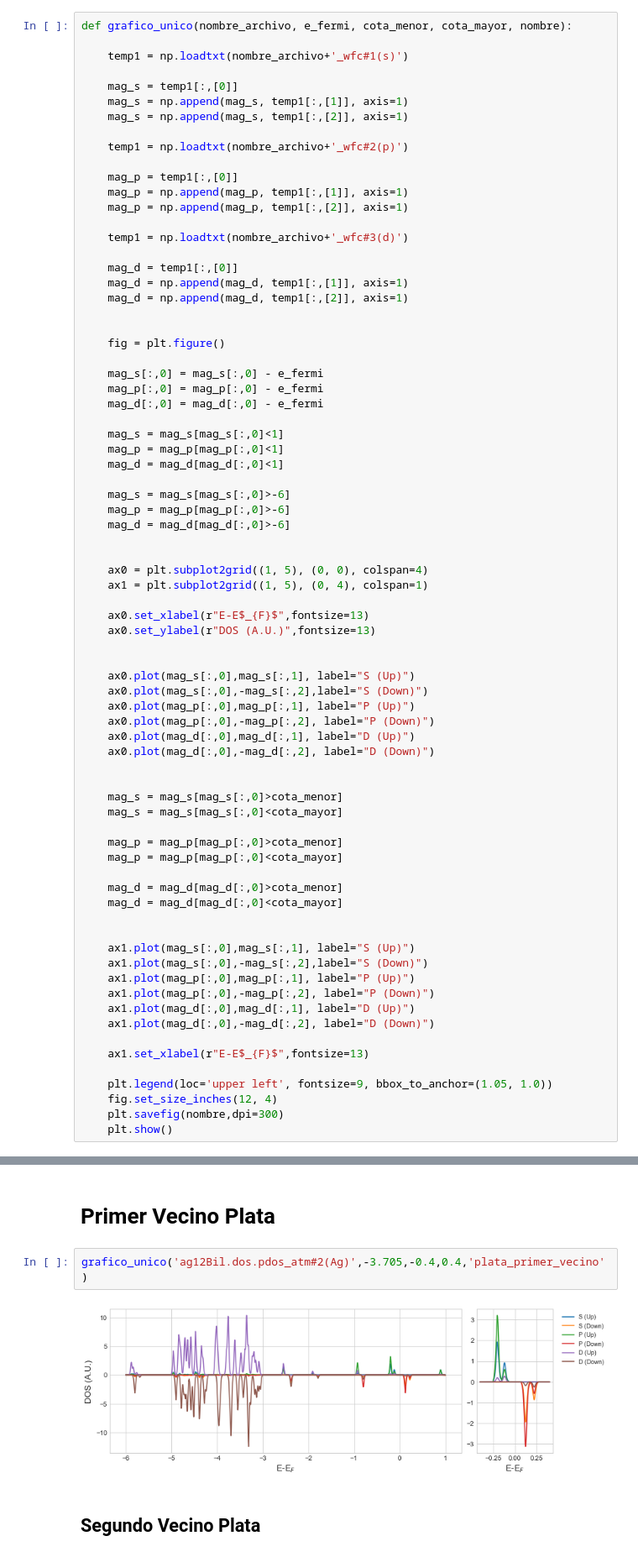
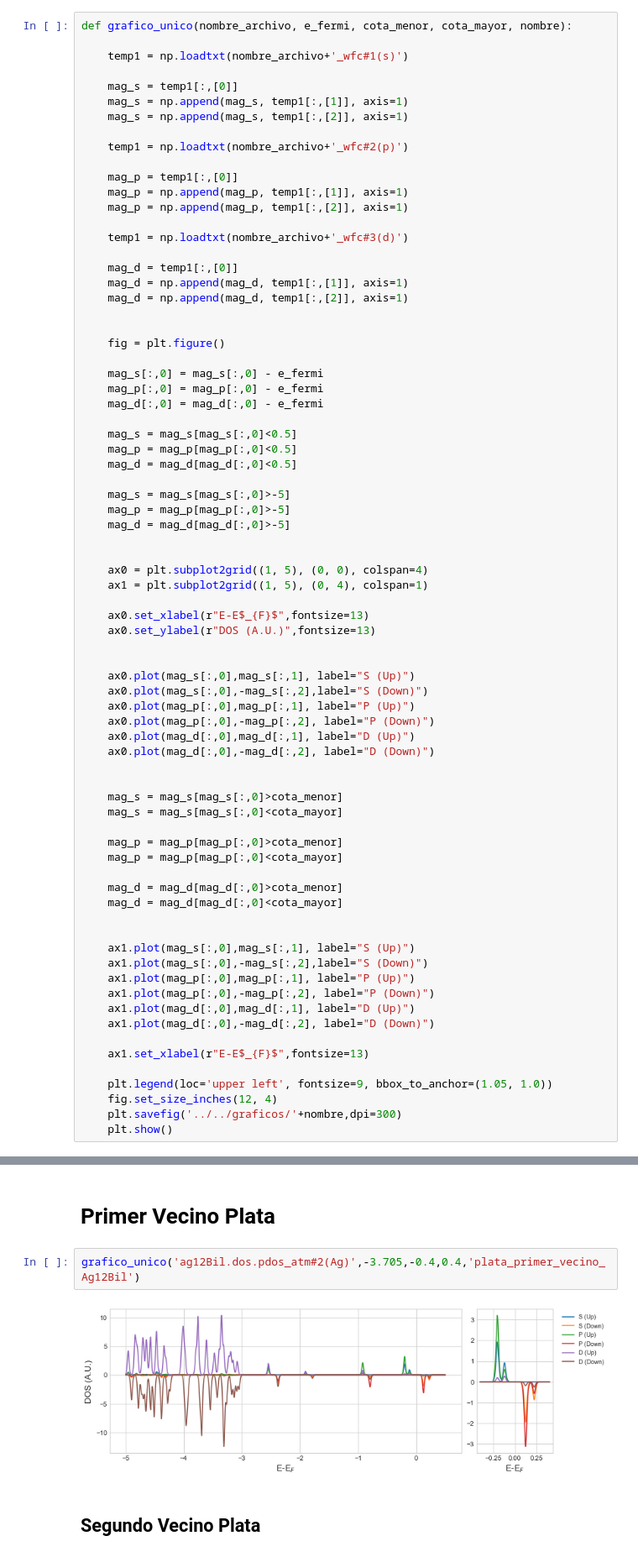
Before and after one commit to esjerome/quantumEspresso, a Jupyter notebook: Python/final_graficos.ipynb, the cells around one changed output, grey strips where cells are left out. Shown at 84% size. Cells and saved outputs as stored; diff of their text form.

```diff
--- a/Python/final_graficos.ipynb
+++ b/Python/final_graficos.ipynb
@@ -68,13 +68,13 @@ def grafico_unico(nombre_archivo, e_fermi, cota_menor, cota_mayor, nombre):
     mag_p[:,0] = mag_p[:,0] - e_fermi
     mag_d[:,0] = mag_d[:,0] - e_fermi
 
-    mag_s = mag_s[mag_s[:,0]<1]
-    mag_p = mag_p[mag_p[:,0]<1]
-    mag_d = mag_d[mag_d[:,0]<1]
+    mag_s = mag_s[mag_s[:,0]<0.5]
+    mag_p = mag_p[mag_p[:,0]<0.5]
+    mag_d = mag_d[mag_d[:,0]<0.5]
 
-    mag_s = mag_s[mag_s[:,0]>-6]
-    mag_p = mag_p[mag_p[:,0]>-6]
-    mag_d = mag_d[mag_d[:,0]>-6]
+    mag_s = mag_s[mag_s[:,0]>-5]
+    mag_p = mag_p[mag_p[:,0]>-5]
+    mag_d = mag_d[mag_d[:,0]>-5]
 
 
     ax0 = plt.subplot2grid((1, 5), (0, 0), colspan=4)
@@ -113,7 +113,7 @@ def grafico_unico(nombre_archivo, e_fermi, cota_menor, cota_mayor, nombre):
 
     plt.legend(loc='upper left', fontsize=9, bbox_to_anchor=(1.05, 1.0))
     fig.set_size_inches(12, 4)
-    plt.savefig(nombre,dpi=300)
+    plt.savefig('../../graficos/'+nombre,dpi=300)
     plt.show()
 # %%
 def magne(nombre_archivo, e_fermi, cota_menor):
@@ -309,9 +415,9 @@ grafico_unico('ag12Bil.dos.pdos_atm#10(Bi)',-3.705,-0.4,0.4, 'bimuto_lateral')
 # %% [markdown]
 # Primer Vecino Plata
 # %%
-grafico_unico('ag12Bil.dos.pdos_atm#2(Ag)',-3.705,-0.4,0.4,'plata_primer_vecino')
+grafico_unico('ag12Bil.dos.pdos_atm#2(Ag)',-3.705,-0.4,0.4,'plata_primer_vecino_Ag12Bil')
 # %% [output]
-[figure, old version]
+[figure, new version]
 # %% [markdown]
 ## Segundo Vecino Plata
 # %%
```
Also changed, not shown: parts of 28 cells of this notebook.
